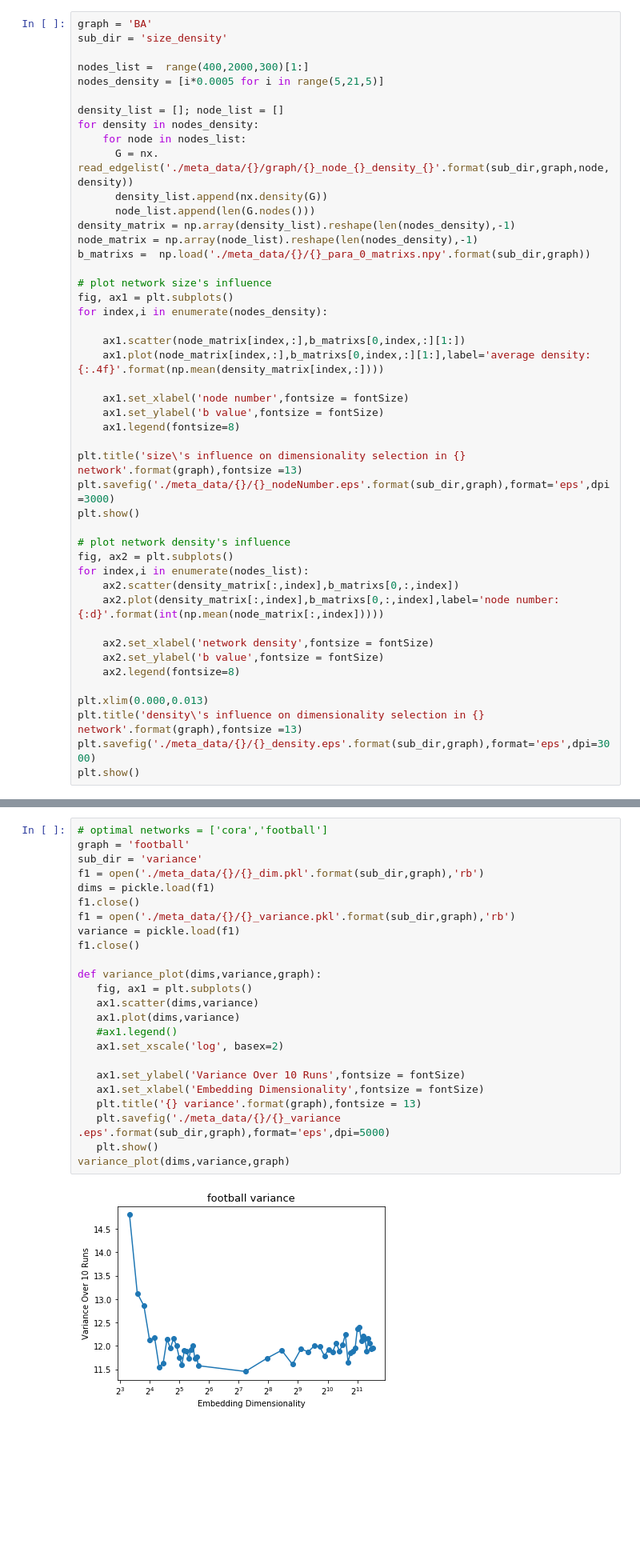
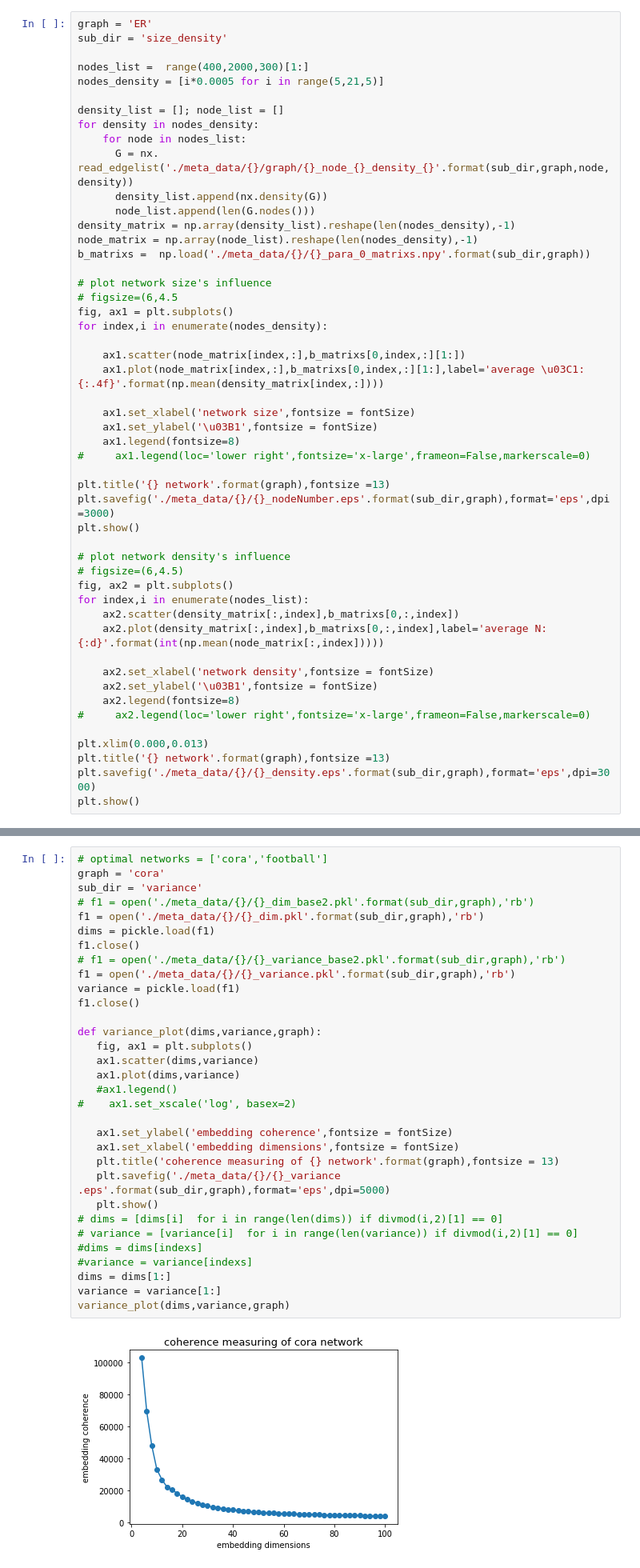
Before and after one commit to Villafly/dimensional_plot, a Jupyter notebook: paper_plot.ipynb, the cells around one changed output, grey strips where cells are left out. Shown at 80% size. Drawn from its saved outputs; the diff is of its cells as text; blank space fills up the shorter version.

```diff
--- a/paper_plot.ipynb
+++ b/paper_plot.ipynb
@@ -105,7 +118,7 @@ clustering_plot(dims,nnl,nmis,graph)
 # %% [markdown]
 ### network size and density
 # %%
-graph = 'BA'
+graph = 'ER'
 sub_dir = 'size_density'
 
 nodes_list =  range(400,2000,300)[1:]
@@ -122,32 +135,36 @@ node_matrix = np.array(node_list).reshape(len(nodes_density),-1)
 b_matrixs =  np.load('./meta_data/{}/{}_para_0_matrixs.npy'.format(sub_dir,graph))
 
 # plot network size's influence
+# figsize=(6,4.5
 fig, ax1 = plt.subplots()
 for index,i in enumerate(nodes_density):
 
     ax1.scatter(node_matrix[index,:],b_matrixs[0,index,:][1:])
-    ax1.plot(node_matrix[index,:],b_matrixs[0,index,:][1:],label='average density: {:.4f}'.format(np.mean(density_matrix[index,:])))
+    ax1.plot(node_matrix[index,:],b_matrixs[0,index,:][1:],label='average \u03C1: {:.4f}'.format(np.mean(density_matrix[index,:])))
 
-    ax1.set_xlabel('node number',fontsize = fontSize)
-    ax1.set_ylabel('b value',fontsize = fontSize)
+    ax1.set_xlabel('network size',fontsize = fontSize)
+    ax1.set_ylabel('\u03B1',fontsize = fontSize)
     ax1.legend(fontsize=8)
+#     ax1.legend(loc='lower right',fontsize='x-large',frameon=False,markerscale=0)
 
-plt.title('size\'s influence on dimensionality selection in {} network'.format(graph),fontsize =13)
+plt.title('{} network'.format(graph),fontsize =13)
 plt.savefig('./meta_data/{}/{}_nodeNumber.eps'.format(sub_dir,graph),format='eps',dpi=3000)
 plt.show()
 
 # plot network density's influence
+# figsize=(6,4.5)
 fig, ax2 = plt.subplots()
 for index,i in enumerate(nodes_list):
     ax2.scatter(density_matrix[:,index],b_matrixs[0,:,index])
-    ax2.plot(density_matrix[:,index],b_matrixs[0,:,index],label='node number: {:d}'.format(int(np.mean(node_matrix[:,index]))))
+    ax2.plot(density_matrix[:,index],b_matrixs[0,:,index],label='average N: {:d}'.format(int(np.mean(node_matrix[:,index]))))
 
     ax2.set_xlabel('network density',fontsize = fontSize)
-    ax2.set_ylabel('b value',fontsize = fontSize)
+    ax2.set_ylabel('\u03B1',fontsize = fontSize)
     ax2.legend(fontsize=8)
+#     ax2.legend(loc='lower right',fontsize='x-large',frameon=False,markerscale=0)
 
 plt.xlim(0.000,0.013)
-plt.title('density\'s influence on dimensionality selection in {} network'.format(graph),fontsize =13)
+plt.title('{} network'.format(graph),fontsize =13)
 plt.savefig('./meta_data/{}/{}_density.eps'.format(sub_dir,graph),format='eps',dpi=3000)
 plt.show()
 # %% [output]
@@ -157,27 +174,35 @@ plt.show()
 ### variance
 # %%
 # optimal networks = ['cora','football']
-graph = 'football'
+graph = 'cora'
 sub_dir = 'variance'
+# f1 = open('./meta_data/{}/{}_dim_base2.pkl'.format(sub_dir,graph),'rb')
 f1 = open('./meta_data/{}/{}_dim.pkl'.format(sub_dir,graph),'rb')
 dims = pickle.load(f1)
 f1.close()
+# f1 = open('./meta_data/{}/{}_variance_base2.pkl'.format(sub_dir,graph),'rb')
 f1 = open('./meta_data/{}/{}_variance.pkl'.format(sub_dir,graph),'rb')
 variance = pickle.load(f1)
 f1.close()
 
 def variance_plot(dims,variance,graph):
    fig, ax1 = plt.subplots()
    ax1.scatter(dims,variance)
    ax1.plot(dims,variance)
    #ax1.legend()
-   ax1.set_xscale('log', basex=2)
+#    ax1.set_xscale('log', basex=2)
 
-   ax1.set_ylabel('Variance Over 10 Runs',fontsize = fontSize)
-   ax1.set_xlabel('Embedding Dimensionality',fontsize = fontSize)
-   plt.title('{} variance'.format(graph),fontsize = 13)
+   ax1.set_ylabel('embedding coherence',fontsize = fontSize)
+   ax1.set_xlabel('embedding dimensions',fontsize = fontSize)
+   plt.title('coherence measuring of {} network'.format(graph),fontsize = 13)
    plt.savefig('./meta_data/{}/{}_variance .eps'.format(sub_dir,graph),format='eps',dpi=5000)
    plt.show()
+# dims = [dims[i]  for i in range(len(dims)) if divmod(i,2)[1] == 0]
+# variance = [variance[i]  for i in range(len(variance)) if divmod(i,2)[1] == 0]
+#dims = dims[indexs]
+#variance = variance[indexs]
+dims = dims[1:]
+variance = variance[1:]
 variance_plot(dims,variance,graph)
 # %% [output]
-[figure, old version]
+[figure, new version]
```
Also changed, not shown: parts of 8 cells of this notebook.
